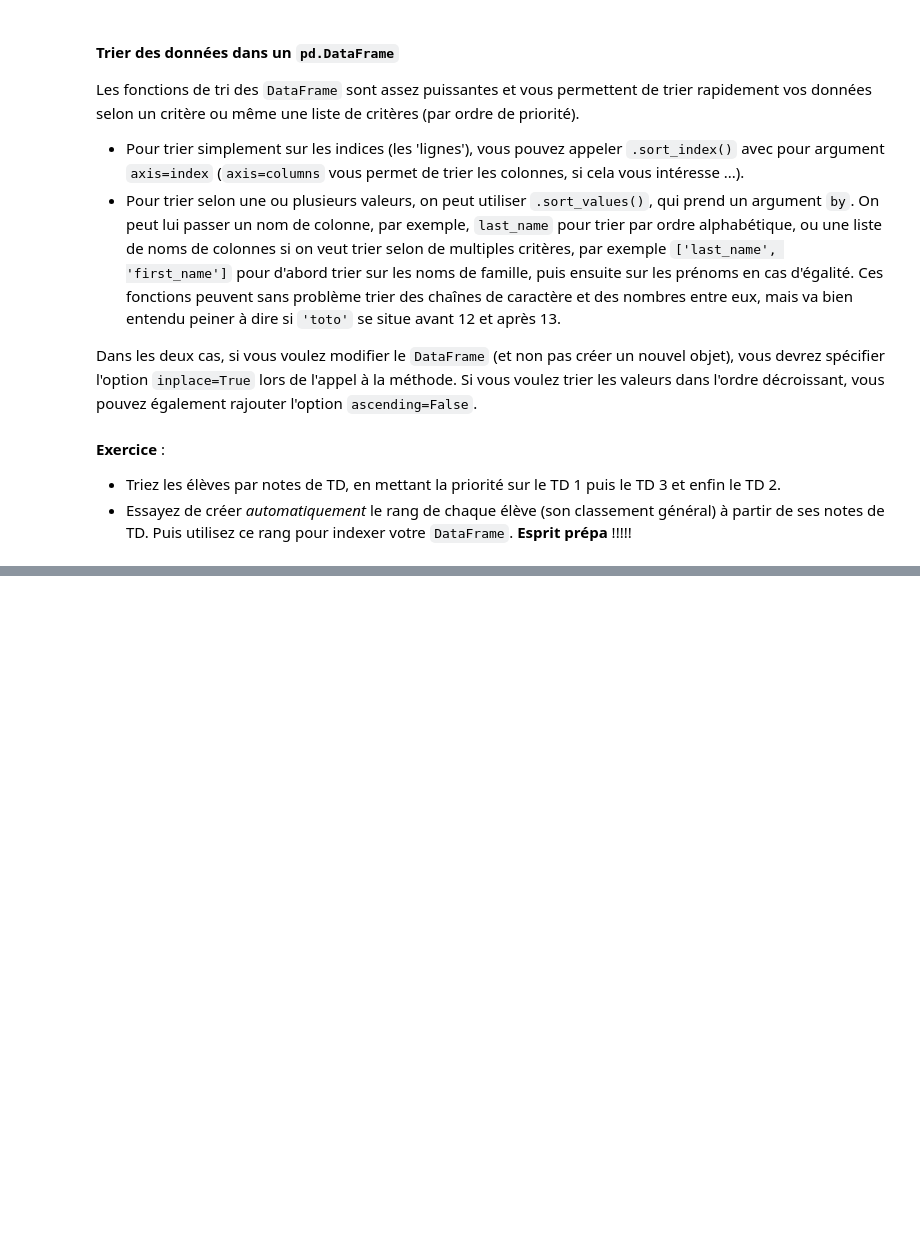
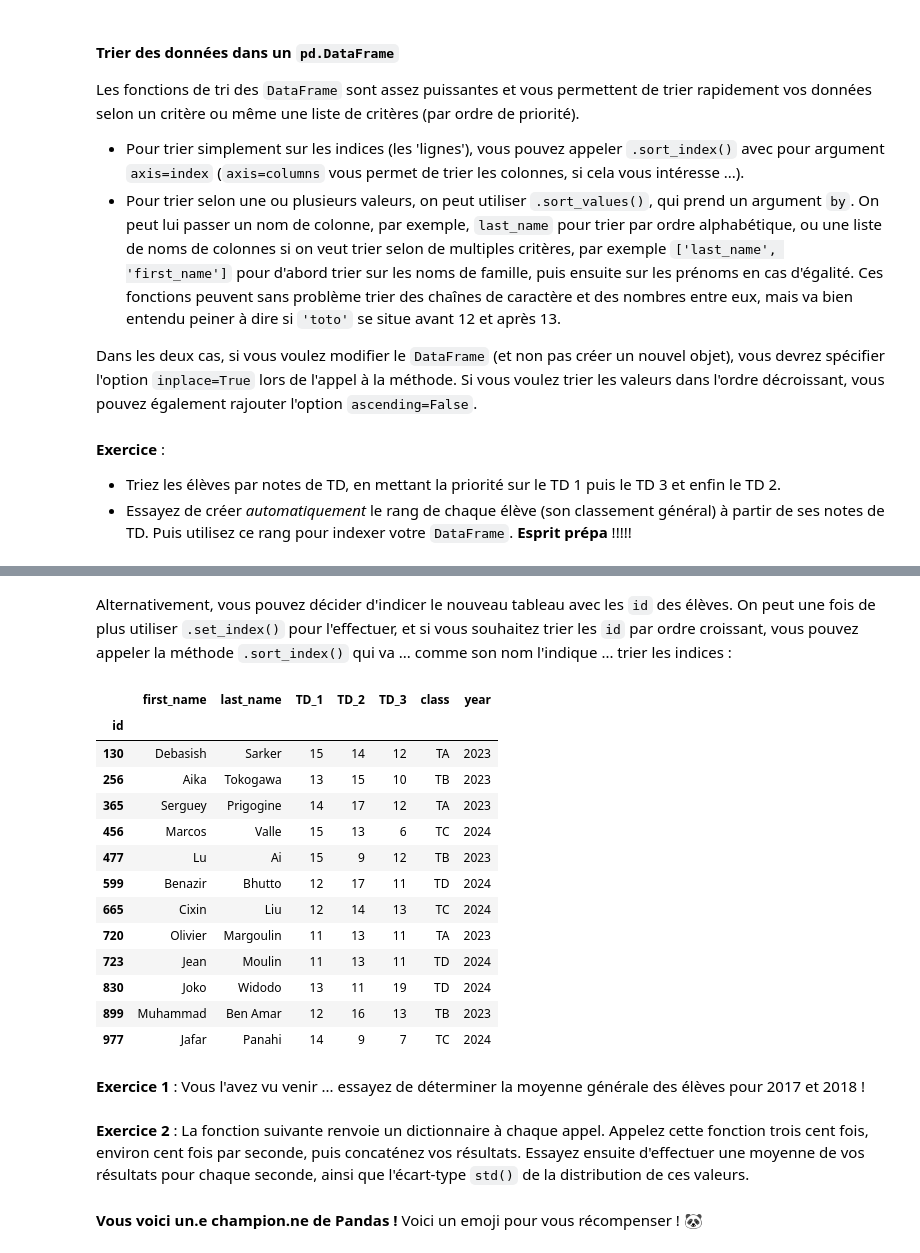
Before and after one commit to bsaintmichel/python-zero, a Jupyter notebook: Application_D_Pandas.ipynb, the cells around one changed output, grey strips where cells are left out. Saved outputs shown, nothing was run; the diff lists cells and outputs as text; code cells hidden in the pictures; blank space fills up the shorter version.

Commit message:
Updated Pandas tutorial with groupby / merge / etc.

```diff
--- a/Application_D_Pandas.ipynb
+++ b/Application_D_Pandas.ipynb
@@ -386,0 +581,21 @@ __Exercice__ :
+# %% [markdown]
+Alternativement, vous pouvez décider d'indicer le nouveau tableau avec les `id` des élèves. On peut une fois de plus utiliser `.set_index()` pour l'effectuer, et si vous souhaitez trier les `id` par ordre croissant, vous pouvez appeler la méthode `.sort_index()` qui va ... comme son nom l'indique ... trier les indices :
+# %%
+concatenated.set_index('id').sort_index()
+# %% [output]
+|  | first_name | last_name | TD_1 | TD_2 | TD_3 | class | year |
+| id |  |  |  |  |  |  |  |
+| 130 | Debasish | Sarker | 15 | 14 | 12 | TA | 2023 |
+| 256 | Aika | Tokogawa | 13 | 15 | 10 | TB | 2023 |
+| 365 | Serguey | Prigogine | 14 | 17 | 12 | TA | 2023 |
+| 456 | Marcos | Valle | 15 | 13 | 6 | TC | 2024 |
+| 477 | Lu | Ai | 15 | 9 | 12 | TB | 2023 |
+| 599 | Benazir | Bhutto | 12 | 17 | 11 | TD | 2024 |
+| 665 | Cixin | Liu | 12 | 14 | 13 | TC | 2024 |
+| 720 | Olivier | Margoulin | 11 | 13 | 11 | TA | 2023 |
+| 723 | Jean | Moulin | 11 | 13 | 11 | TD | 2024 |
+| 830 | Joko | Widodo | 13 | 11 | 19 | TD | 2024 |
+| 899 | Muhammad | Ben Amar | 12 | 16 | 13 | TB | 2023 |
+| 977 | Jafar | Panahi | 14 | 9 | 7 | TC | 2024 |
+# %% [markdown]
+**Exercice 1** : Vous l'avez vu venir ... essayez de déterminer la moyenne générale des élèves pour 2017 et 2018 !
@@ -386,0 +604,3 @@ __Exercice__ :
+# %% [markdown]
+**Exercice 2** : La fonction suivante renvoie un dictionnaire à chaque appel. Appelez cette fonction trois cent fois, environ cent fois par seconde, puis concaténez vos résultats.
+Essayez ensuite d'effectuer une moyenne de vos résultats pour chaque seconde, ainsi que l'écart-type `std()` de la distribution de ces valeurs.
@@ -386,0 +621,2 @@ __Exercice__ :
+# %% [markdown]
+**Vous voici un.e champion.ne de Pandas !** Voici un emoji pour vous récompenser ! 🐼
```
Also changed, not shown: parts of 53 cells of this notebook, 1 other file.
